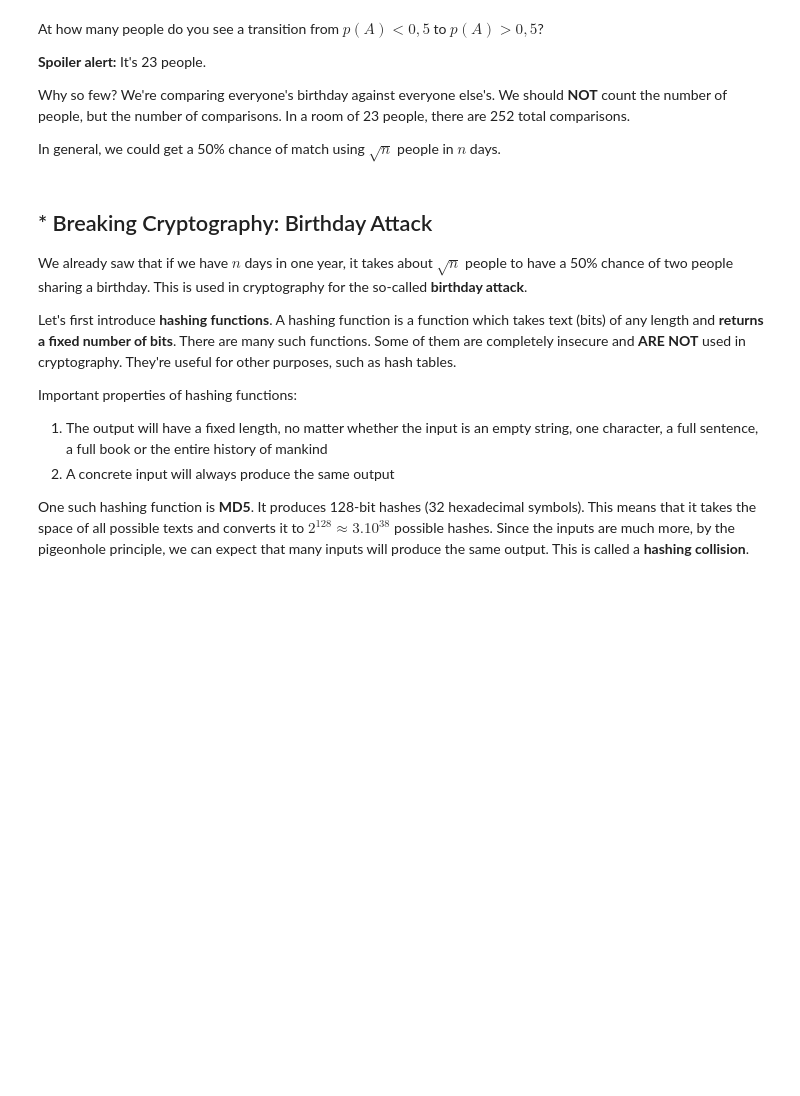
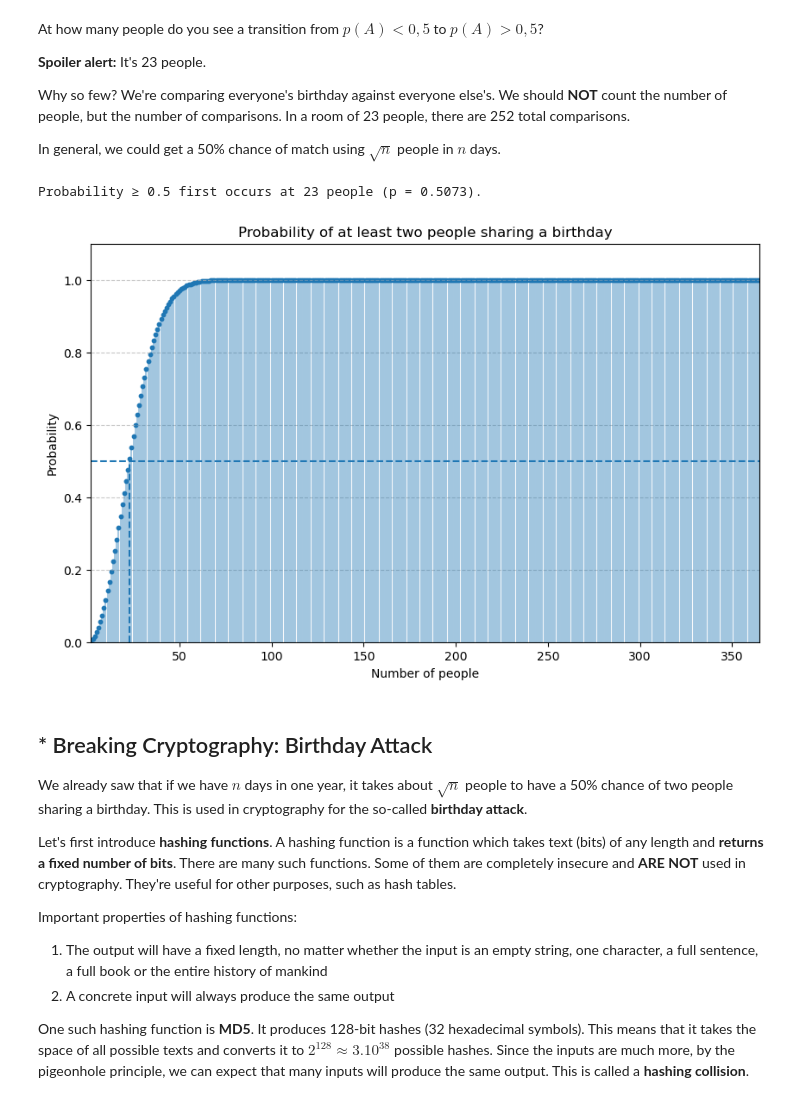
Before and after one commit to i11g/Probability-and-Combinatorics, a Jupyter notebook: Probability and Combinatorics Exercise.ipynb, the cells around one changed output. Cells and saved outputs as stored; diff of their text form; code cells hidden in the pictures; blank space fills up the shorter version.

```diff
--- a/Probability and Combinatorics Exercise.ipynb
+++ b/Probability and Combinatorics Exercise.ipynb
@@ -260,3 +228,0 @@ plt.show()
-# %%
-for r in [1, 2, 23, 50, 366]:
-    print(f"r = {r:3d} → P(shared) = {calculate_birthday_probability(r):.5f}")
@@ -274,6 +234,48 @@ At how many people do you see a transition from $p(A) < 0,5$ to $p(A) > 0,5$?
 Why so few? We're comparing everyone's birthday against everyone else's. We should **NOT** count the number of people, but the number of comparisons. In a room of 23 people, there are 252 total comparisons.
 
 In general, we could get a 50% chance of match using $\sqrt{n}$ people in $n$ days.
+# %%
+def calculate_birthday_probability(r):
+    """
+    Returns the probability of r people sharing the same birthday. A year is
+    supposed to have 365 days
+    """
+    if r <= 1:
+        return 0.0
+    if r > 365:
+        return 1.0
+    probability_no_match = 1.0
+
+    fractions = (365 - np.arange(r))/365.0
+    probability_no_match = np.prod(fractions)
+
+    return 1 - probability_no_match
+
+number_of_people = np.arange(2, 366)
+probabilities = [calculate_birthday_probability(r) for r in number_of_people]
+
+crossing_index = next(i for i, p in enumerate(probabilities) if p >= 0.5)
+crossing_people = number_of_people[crossing_index]
+crossing_probability = probabilities[crossing_index]
+
+print(f"Probability ≥ 0.5 first occurs at {crossing_people} people (p = {crossing_probability:.4f}).")
+
+plt.figure(figsize=(10, 6))
+plt.xlim(number_of_people[0], number_of_people[-1])
+plt.ylim(0, 1.1)
+plt.vlines(number_of_people, 0, probabilities, alpha=0.4)
+plt.scatter(number_of_people, probabilities, s=10)
+plt.hlines(0.5, number_of_people[0], number_of_people[-1], linestyles='--')
+plt.vlines(crossing_people, 0, crossing_probability, linestyles='--')
+
+plt.xlabel("Number of people")
+plt.ylabel("Probability")
+plt.title("Probability of at least two people sharing a birthday")
+plt.grid(axis="y", linestyle='--', alpha=0.7)
+plt.show()
+# %% [output]
+Probability ≥ 0.5 first occurs at 23 people (p = 0.5073).
+[figure, added]
 # %% [markdown]
 ## * Breaking Cryptography: Birthday Attack
 We already saw that if we have $n$ days in one year, it takes about $\sqrt{n}$ people to have a 50% chance of two people sharing a birthday. This is used in cryptography for the so-called **birthday attack**.
```
Also changed, not shown: parts of 8 cells of this notebook, 1 other file.
